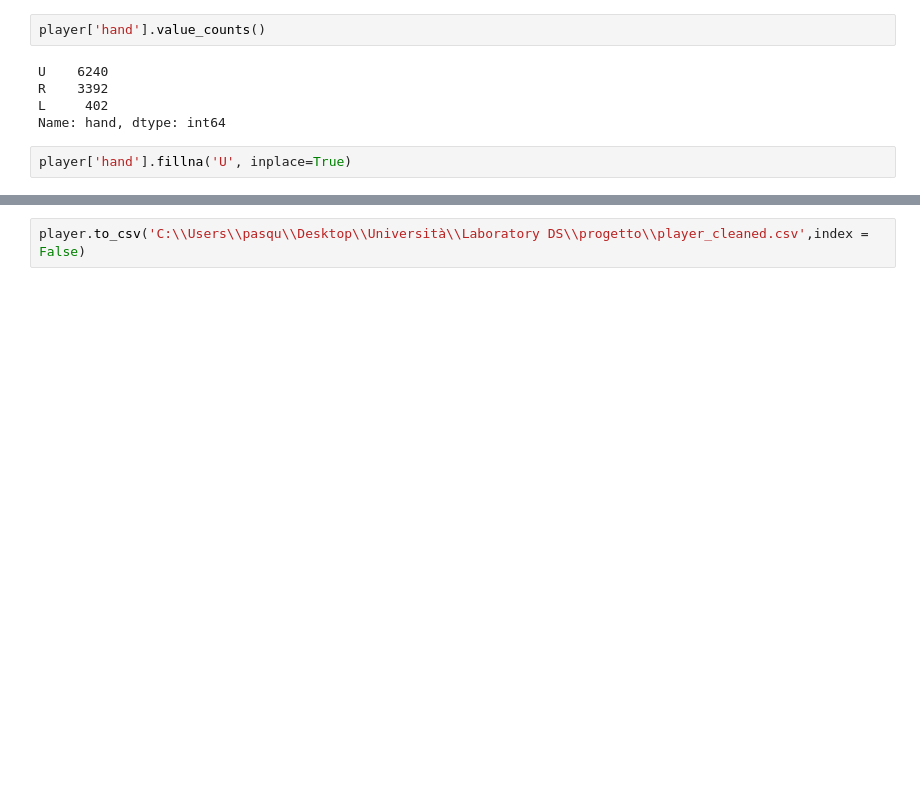
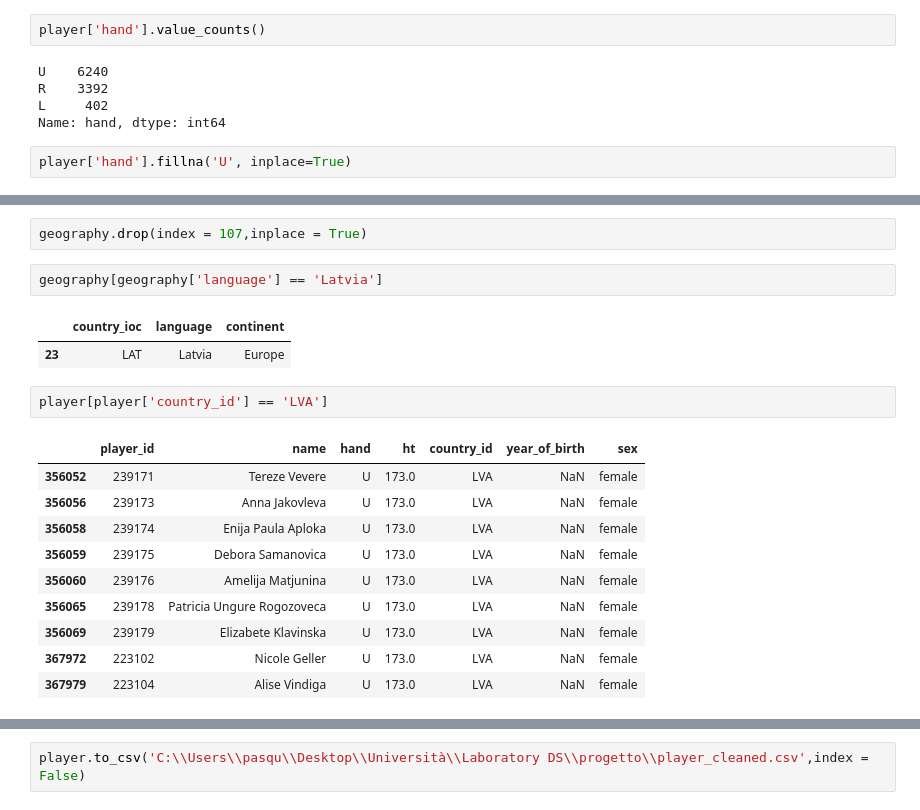
Before and after one commit to PasqualeGorrasi/Laboratory-of-Data-Science, a Jupyter notebook: First-part/tennis data cleaning.ipynb, the cells around one changed output, grey strips where cells are left out. Drawn from its saved outputs; the diff is of its cells as text; blank space fills up the shorter version.

```diff
--- a/First-part/tennis data cleaning.ipynb
+++ b/First-part/tennis data cleaning.ipynb
@@ -418,0 +524,20 @@ dtype: int64
+# %%
+geography.drop(index = 107,inplace = True)
+# %%
+geography[geography['language'] == 'Latvia']
+# %% [output]
+|  | country_ioc | language | continent |
+| 23 | LAT | Latvia | Europe |
+# %%
+player[player['country_id'] == 'LVA']
+# %% [output]
+|  | player_id | name | hand | ht | country_id | year_of_birth | sex |
+| 356052 | 239171 | Tereze Vevere | U | 173.0 | LVA | NaN | female |
+| 356056 | 239173 | Anna Jakovleva | U | 173.0 | LVA | NaN | female |
+| 356058 | 239174 | Enija Paula Aploka | U | 173.0 | LVA | NaN | female |
+| 356059 | 239175 | Debora Samanovica | U | 173.0 | LVA | NaN | female |
+| 356060 | 239176 | Amelija Matjunina | U | 173.0 | LVA | NaN | female |
+| 356065 | 239178 | Patricia Ungure Rogozoveca | U | 173.0 | LVA | NaN | female |
+| 356069 | 239179 | Elizabete Klavinska | U | 173.0 | LVA | NaN | female |
+| 367972 | 223102 | Nicole Geller | U | 173.0 | LVA | NaN | female |
+| 367979 | 223104 | Alise Vindiga | U | 173.0 | LVA | NaN | female |
```
Also changed, not shown: parts of 22 cells of this notebook.
